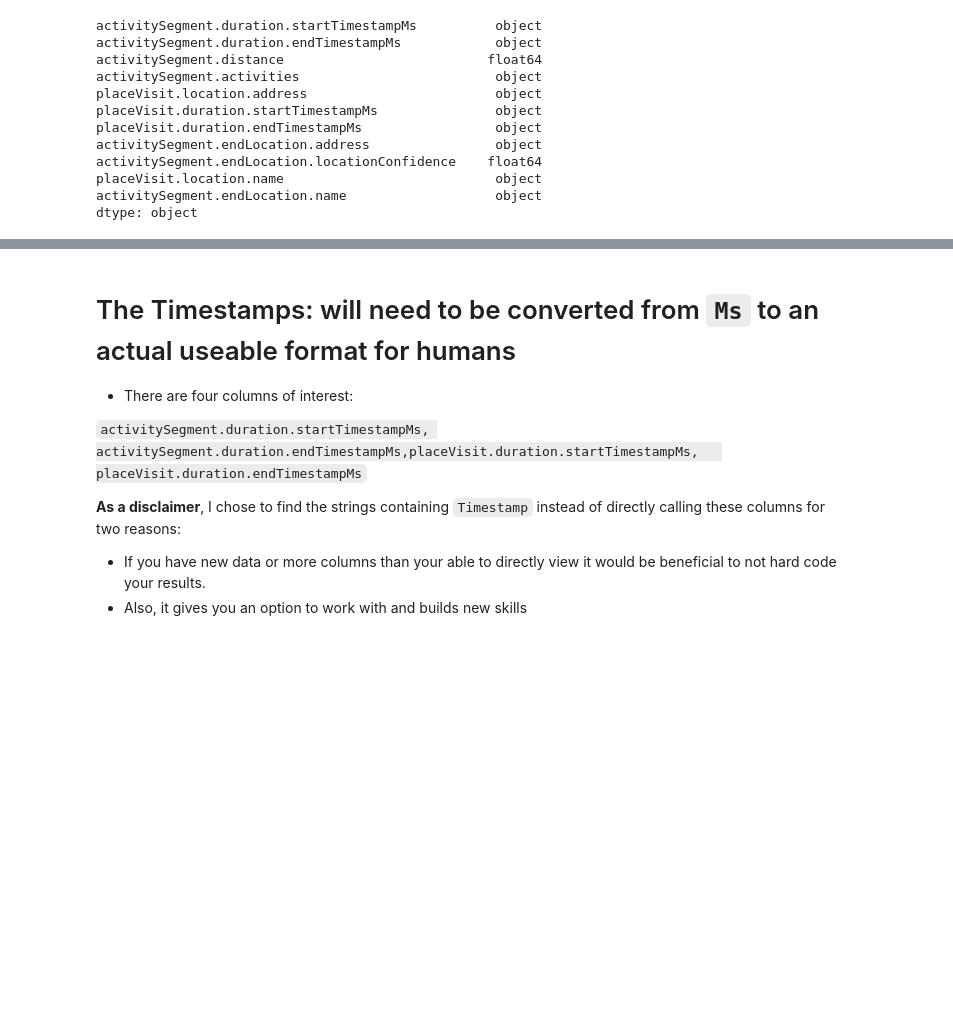
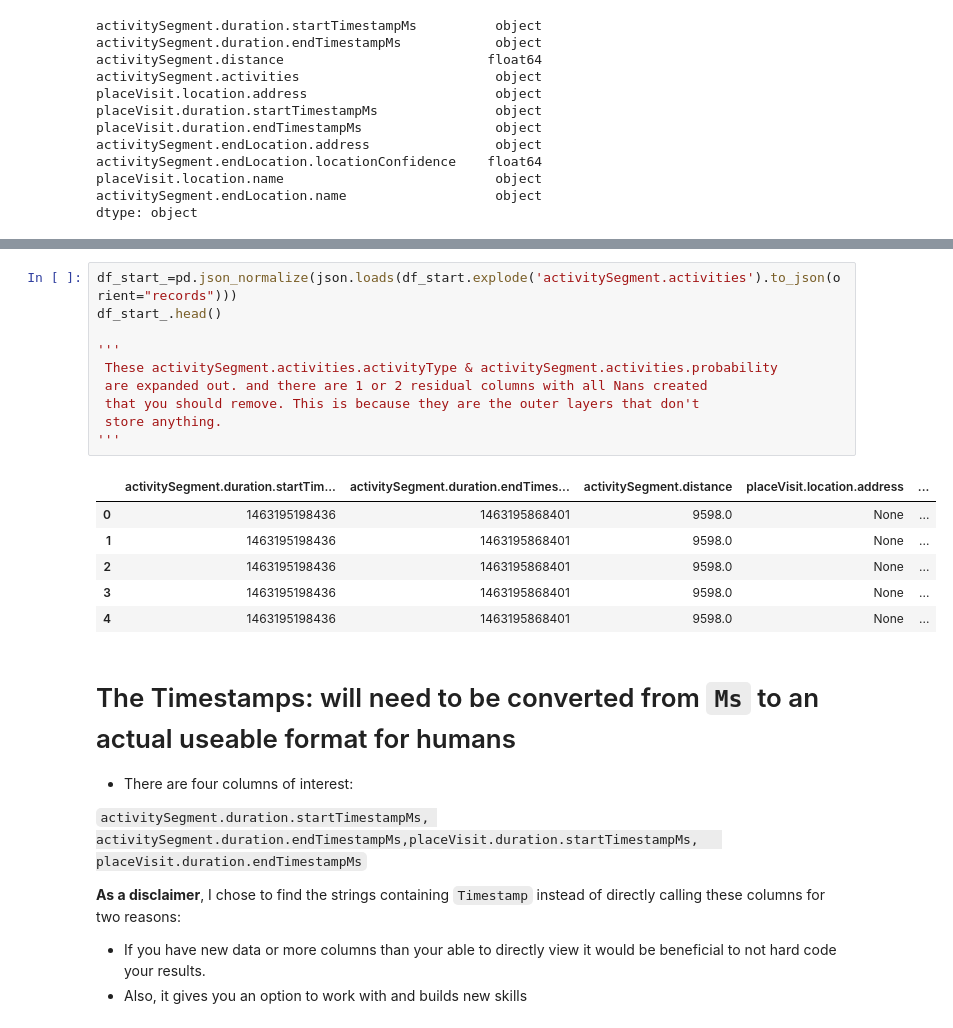
Before and after one commit to MrFuguDataScience/JSON, a Jupyter notebook: Google_Addr_stuff.ipynb, the cells around one changed output, grey strips where cells are left out. Drawn from its saved outputs; the diff is of its cells as text; blank space fills up the shorter version.

Commit message:
GoogleTimeLine_JSON
update file

```diff
--- a/Google_Addr_stuff.ipynb
+++ b/Google_Addr_stuff.ipynb
@@ -151,3 +158,20 @@ df_start_=pd.json_normalize(json.loads(df_start.explode('activitySegment.activit
+# %%
+df_start_=pd.json_normalize(json.loads(df_start.explode('activitySegment.activities').to_json(orient="records")))
+df_start_.head()
+
+'''
+ These activitySegment.activities.activityType & activitySegment.activities.probability
+ are expanded out. and there are 1 or 2 residual columns with all Nans created
+ that you should remove. This is because they are the outer layers that don't
+ store anything.
+'''
+# %% [output]
+|  | activitySegment.duration.startTim... | activitySegment.duration.endTimes... | activitySegment.distance | placeVisit.location.address | ... |
+| 0 | 1463195198436 | 1463195868401 | 9598.0 | None | ... |
+| 1 | 1463195198436 | 1463195868401 | 9598.0 | None | ... |
+| 2 | 1463195198436 | 1463195868401 | 9598.0 | None | ... |
+| 3 | 1463195198436 | 1463195868401 | 9598.0 | None | ... |
+| 4 | 1463195198436 | 1463195868401 | 9598.0 | None | ... |
 # %% [markdown]
 # The Timestamps: will need to be converted from `Ms` to an actual useable format for humans
 
```
Also changed, not shown: parts of 6 cells of this notebook.
